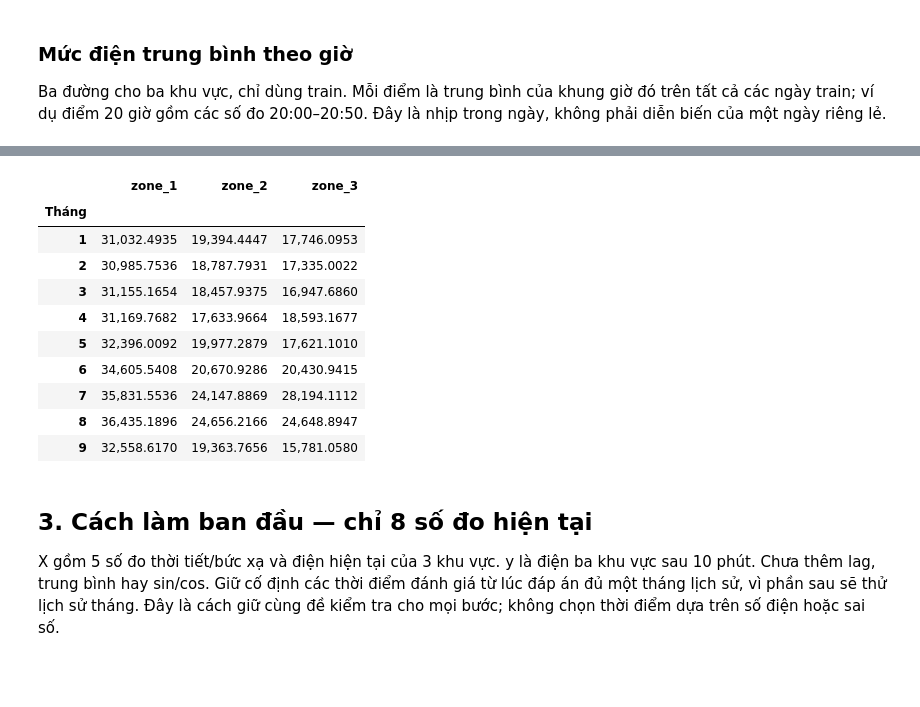
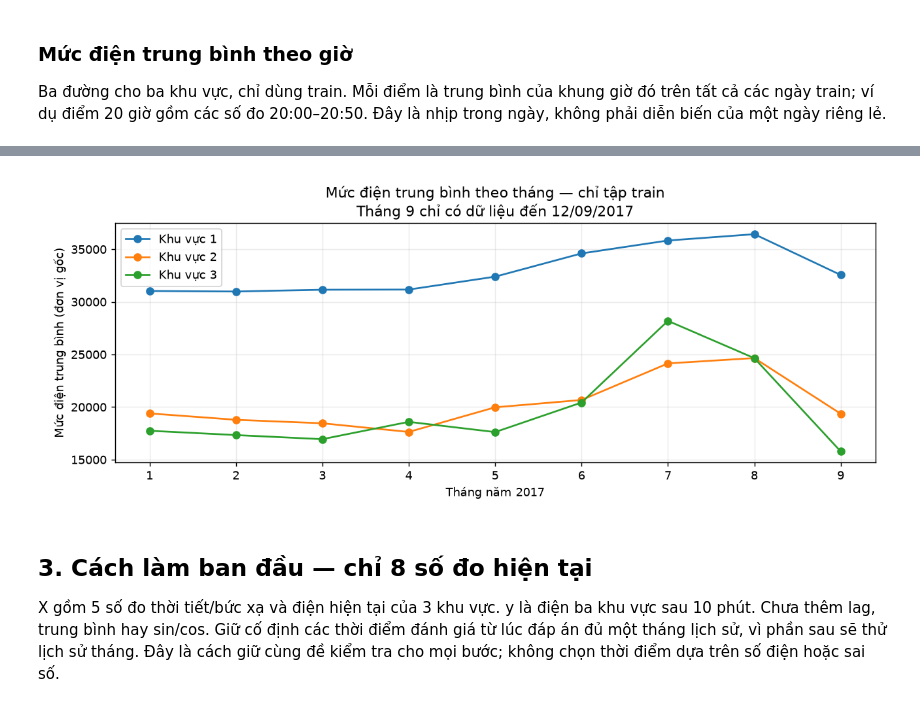
Before and after one commit to huy1907ddddddd/DS66B_group_14, a Jupyter notebook: notebooks/GridWatch_Next_Step_Giai_thich_tung_dong.ipynb, the cells around one changed output, grey strips where cells are left out. Saved outputs shown, nothing was run; the diff lists cells and outputs as text; code cells hidden in the pictures; blank space fills up the shorter version.

```diff
--- a/notebooks/GridWatch_Next_Step_Giai_thich_tung_dong.ipynb
+++ b/notebooks/GridWatch_Next_Step_Giai_thich_tung_dong.ipynb
@@ -132,17 +137,16 @@ display(early.groupby(early.time.dt.dayofweek)[zones].mean().rename_axis('Thứ:
 # %%
-display(early.groupby(early.time.dt.month)[zones].mean().rename_axis('Tháng'))  # Xem mức điện trung bình theo từng tháng.
+monthly_power = early.groupby(early.time.dt.month)[zones].mean()  # Gom cùng tháng trong train rồi tính trung bình từng khu vực.
+monthly_power.plot(marker='o', figsize=(10, 4))  # Vẽ ba đường cho các tháng có trong train.
+plt.title('Mức điện trung bình theo tháng — chỉ tập train\nTháng 9 chỉ có dữ liệu đến 12/09/2017')  # Ghi rõ tháng cuối chưa đầy đủ.
+plt.xlabel('Tháng năm 2017')  # Trục ngang là tháng của năm dữ liệu.
+plt.ylabel('Mức điện trung bình (đơn vị gốc)')  # Giữ đơn vị gốc, không cộng thành tổng điện năng.
+plt.xticks(monthly_power.index)  # Chỉ hiện các tháng thực sự có dữ liệu train.
+plt.legend(['Khu vực 1', 'Khu vực 2', 'Khu vực 3'])  # Ghi tên cho ba đường.
+plt.grid(alpha=0.25)  # Thêm lưới nhạt để dễ đọc.
+plt.tight_layout()  # Căn hình để nhãn không bị che.
+plt.show()  # Hiện biểu đồ dưới ô code.
 # %% [output]
-|  | zone_1 | zone_2 | zone_3 |
-| Tháng |  |  |  |
-| 1 | 31,032.4935 | 19,394.4447 | 17,746.0953 |
-| 2 | 30,985.7536 | 18,787.7931 | 17,335.0022 |
-| 3 | 31,155.1654 | 18,457.9375 | 16,947.6860 |
-| 4 | 31,169.7682 | 17,633.9664 | 18,593.1677 |
-| 5 | 32,396.0092 | 19,977.2879 | 17,621.1010 |
-| 6 | 34,605.5408 | 20,670.9286 | 20,430.9415 |
-| 7 | 35,831.5536 | 24,147.8869 | 28,194.1112 |
-| 8 | 36,435.1896 | 24,656.2166 | 24,648.8947 |
-| 9 | 32,558.6170 | 19,363.7656 | 15,781.0580 |
+[figure, added]
 # %% [markdown]
 ## 3. Cách làm ban đầu — chỉ 8 số đo hiện tại
 X gồm 5 số đo thời tiết/bức xạ và điện hiện tại của 3 khu vực. y là điện ba khu vực sau 10 phút.
```
Also changed, not shown: parts of 6 cells of this notebook, 5 other files.
